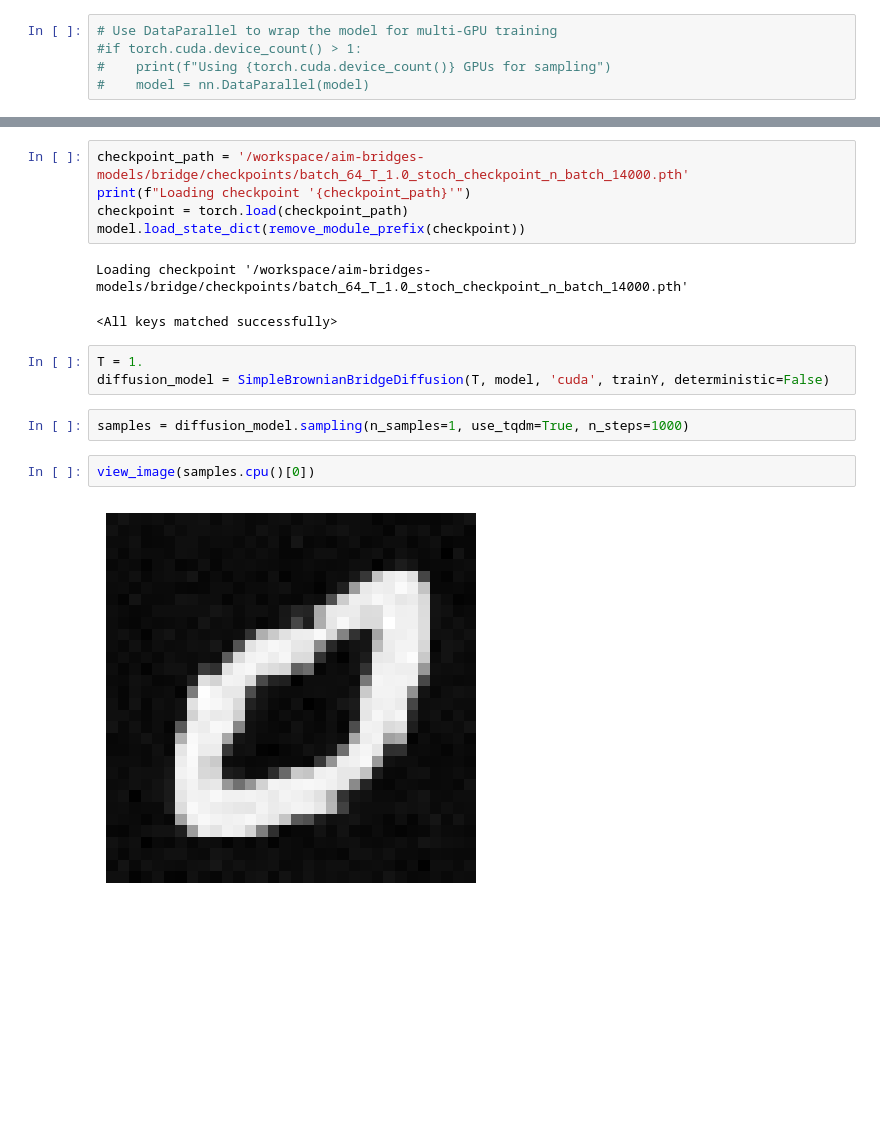
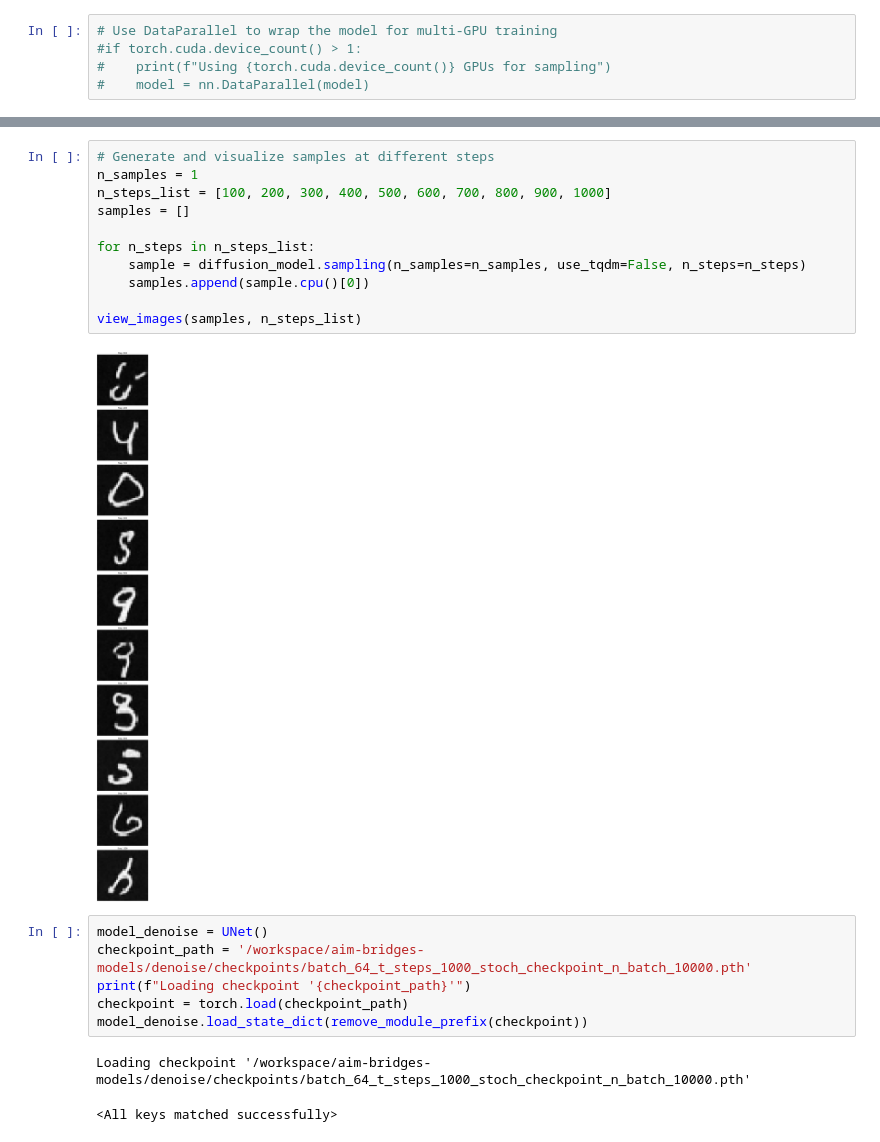
Before and after one commit to aimresearchlab/generative-bridges, a Jupyter notebook: jupyter/compute_fid.ipynb, the cells around one changed output, grey strips where cells are left out. Cells and saved outputs as stored; diff of their text form; blank space fills up the shorter version.

```diff
--- a/jupyter/compute_fid.ipynb
+++ b/jupyter/compute_fid.ipynb
@@ -43,17 +105,22 @@ model = UNet()
+# %%
+# Generate and visualize samples at different steps
+n_samples = 1
+n_steps_list = [100, 200, 300, 400, 500, 600, 700, 800, 900, 1000]
+samples = []
+
+for n_steps in n_steps_list:
+    sample = diffusion_model.sampling(n_samples=n_samples, use_tqdm=False, n_steps=n_steps)
+    samples.append(sample.cpu()[0])
+
+view_images(samples, n_steps_list)
+# %% [output]
+[figure, added]
 # %%
-checkpoint_path = '/workspace/aim-bridges-models/bridge/checkpoints/batch_64_T_1.0_stoch_checkpoint_n_batch_14000.pth'
+model_denoise = UNet()
+checkpoint_path = '/workspace/aim-bridges-models/denoise/checkpoints/batch_64_t_steps_1000_stoch_checkpoint_n_batch_10000.pth'
 print(f"Loading checkpoint '{checkpoint_path}'")
 checkpoint = torch.load(checkpoint_path)
-model.load_state_dict(remove_module_prefix(checkpoint))
+model_denoise.load_state_dict(remove_module_prefix(checkpoint))
 # %% [output]
-Loading checkpoint '/workspace/aim-bridges-models/bridge/checkpoints/batch_64_T_1.0_stoch_checkpoint_n_batch_14000.pth'
+Loading checkpoint '/workspace/aim-bridges-models/denoise/checkpoints/batch_64_t_steps_1000_stoch_checkpoint_n_batch_10000.pth'
 <All keys matched successfully>
-# %%
-T = 1.
-diffusion_model = SimpleBrownianBridgeDiffusion(T, model, 'cuda', trainY, deterministic=False)
-# %%
-samples = diffusion_model.sampling(n_samples=1, use_tqdm=True, n_steps=1000)
-# %%
-view_image(samples.cpu()[0])
-# %% [output]
-[figure, removed]
```
Also changed, not shown: parts of 7 cells of this notebook.
